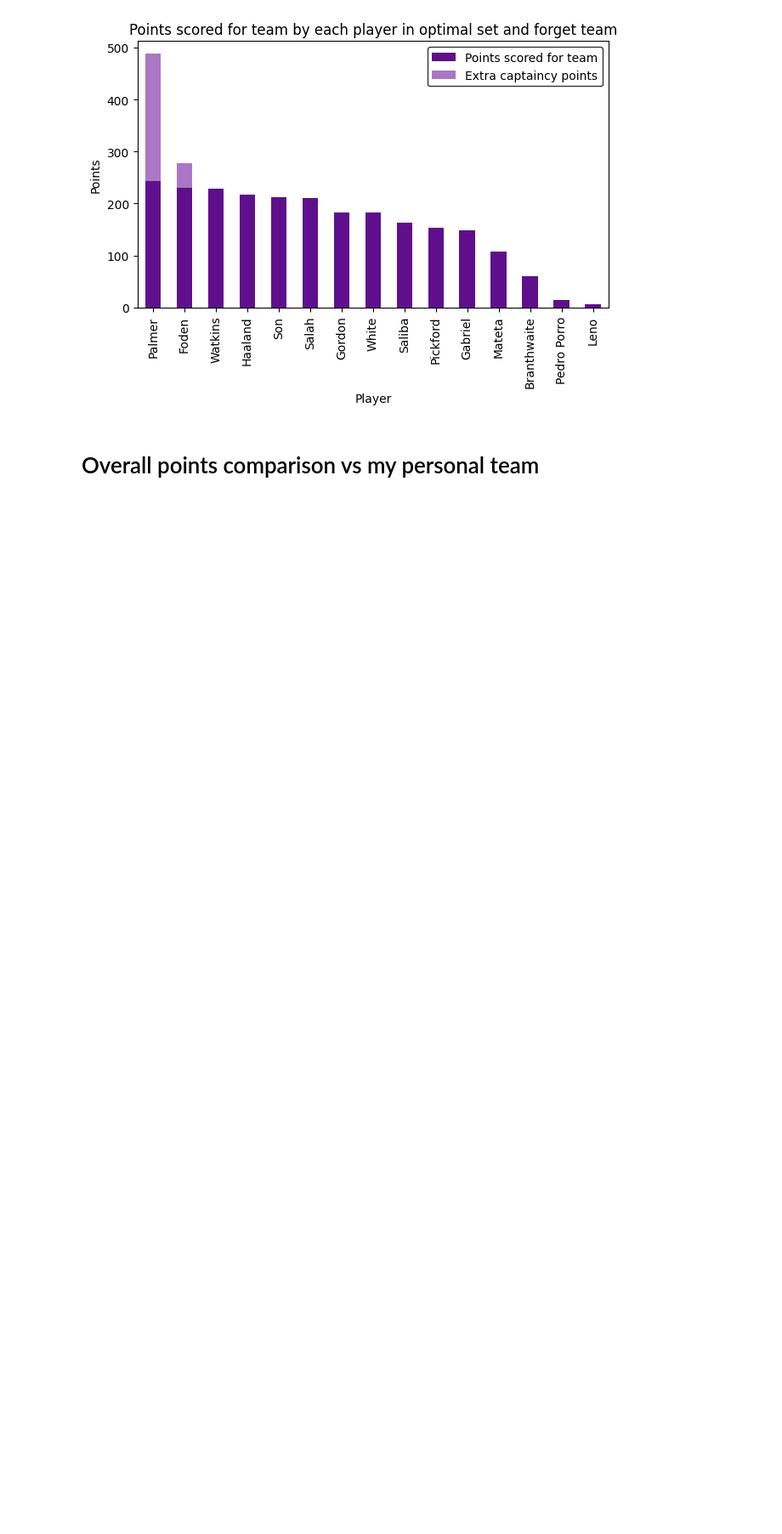
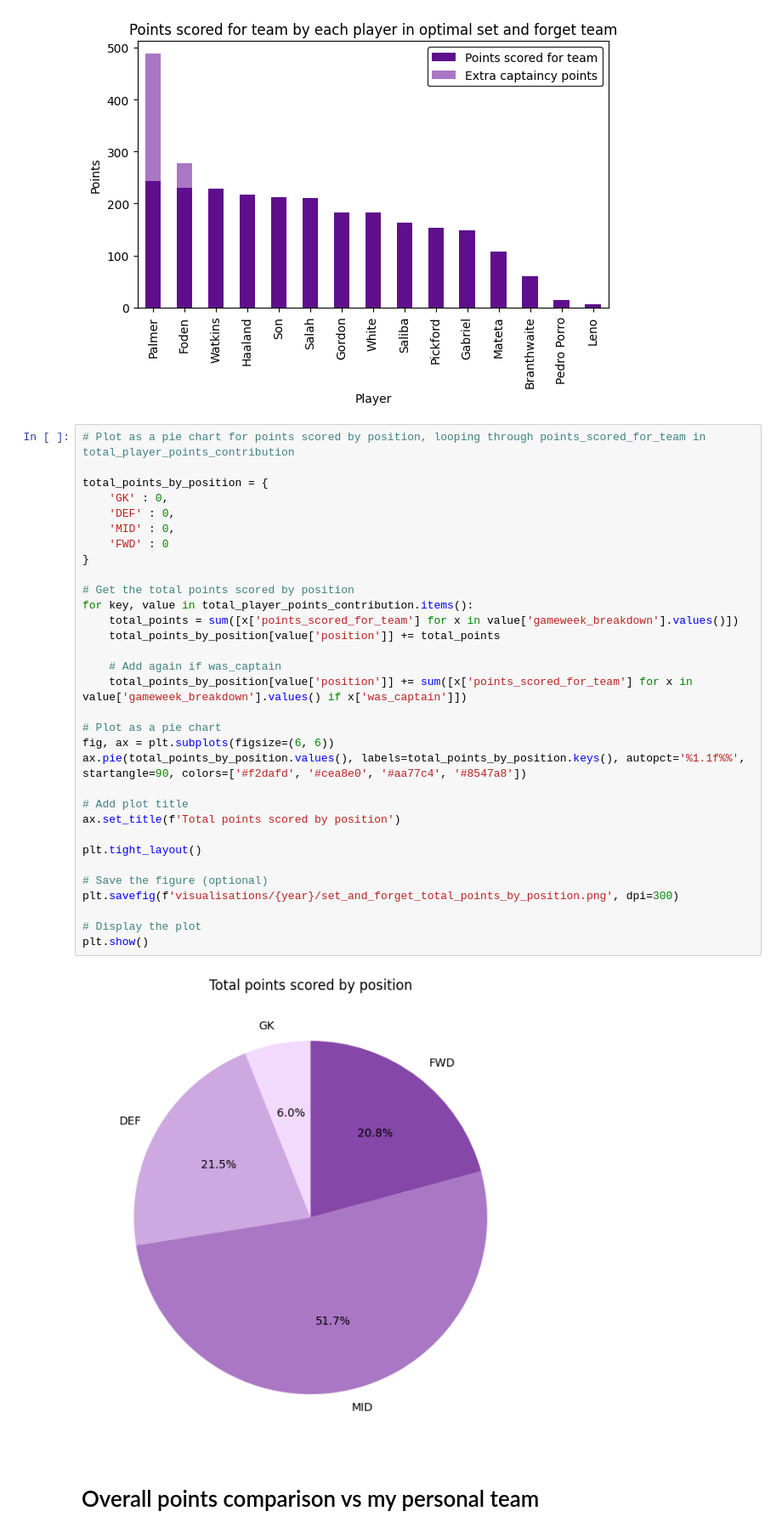
Before and after one commit to ARedshaw02/fpl-hindsight-optimiser, a Jupyter notebook: set_and_forget/exploration_set_and_forget.ipynb, the cells around one changed output. Shown: that part at 85% size. Cells and saved outputs as stored; diff of their text form; blank space fills up the shorter version.

Commit message:
Added points score by position

```diff
--- a/set_and_forget/exploration_set_and_forget.ipynb
+++ b/set_and_forget/exploration_set_and_forget.ipynb
@@ -346,6 +346,40 @@ plt.savefig(f'visualisations/{year}/set_and_forget_total_team_points_contributio
 plt.show()
 # %% [output]
 [figure]
+# %%
+# Plot as a pie chart for points scored by position, looping through points_scored_for_team in total_player_points_contribution
+
+total_points_by_position = {
+    'GK' : 0,
+    'DEF' : 0,
+    'MID' : 0,
+    'FWD' : 0
+}
+
+# Get the total points scored by position
+for key, value in total_player_points_contribution.items():
+    total_points = sum([x['points_scored_for_team'] for x in value['gameweek_breakdown'].values()])
+    total_points_by_position[value['position']] += total_points
+
+    # Add again if was_captain
+    total_points_by_position[value['position']] += sum([x['points_scored_for_team'] for x in value['gameweek_breakdown'].values() if x['was_captain']])
+
+# Plot as a pie chart
+fig, ax = plt.subplots(figsize=(6, 6))
+ax.pie(total_points_by_position.values(), labels=total_points_by_position.keys(), autopct='%1.1f%%', startangle=90, colors=['#f2dafd', '#cea8e0', '#aa77c4', '#8547a8'])
+
+# Add plot title
+ax.set_title(f'Total points scored by position')
+
+plt.tight_layout()
+
+# Save the figure (optional)
+plt.savefig(f'visualisations/{year}/set_and_forget_total_points_by_position.png', dpi=300)
+
+# Display the plot
+plt.show()
+# %% [output]
+[figure, added]
 # %% [markdown]
 # Overall points comparison vs my personal team
 # %%
```
Also changed, not shown: 1 other file.
